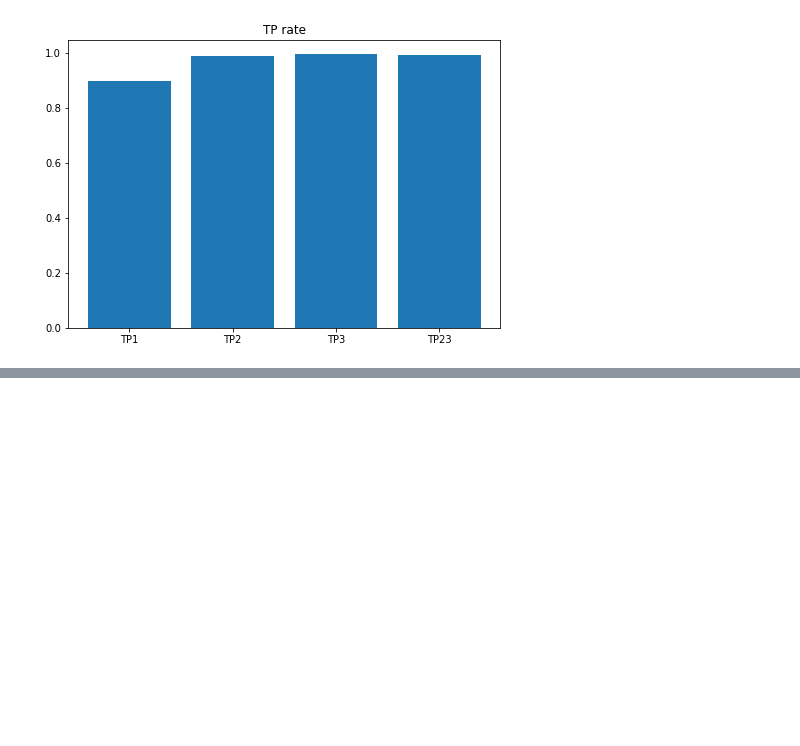
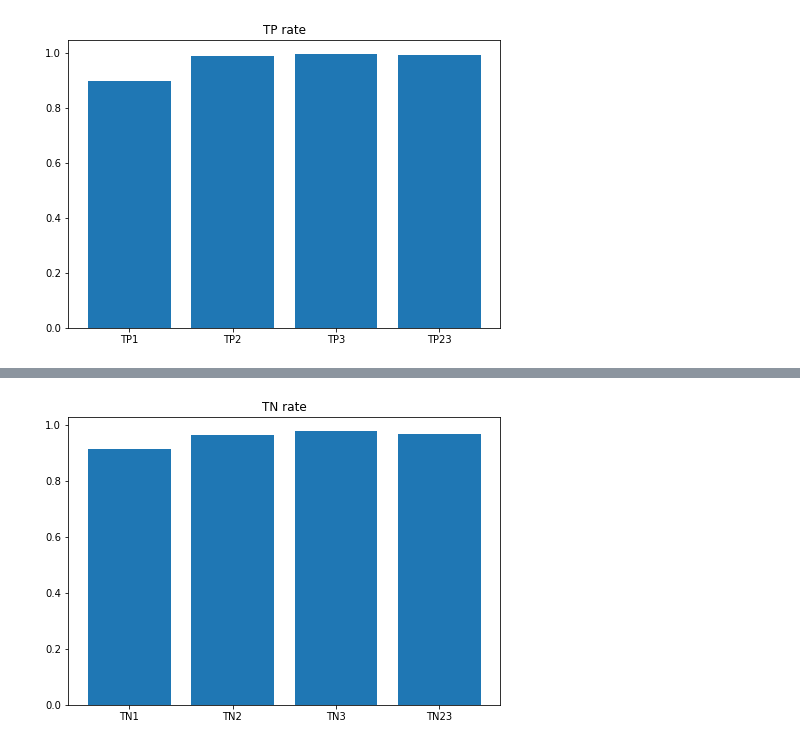
Before and after one commit to carlos-castro-davd/trabajo-6, a Jupyter notebook: develop/model_1.ipynb, the cells around one changed output, grey strips where cells are left out. Saved outputs shown, nothing was run; the diff lists cells and outputs as text; code cells hidden in the pictures; blank space fills up the shorter version.

```diff
--- a/develop/model_1.ipynb
+++ b/develop/model_1.ipynb
@@ -315 +329,16 @@ plt.show()
+# %%
+TN1 = cmtest1[0][0]/(cmtest1[0][1]+cmtest1[0][0])
+TN2 = cmtest2[0][0]/(cmtest2[0][1]+cmtest2[0][0])
+TN3 = cmtest3[0][0]/(cmtest3[0][1]+cmtest3[0][0])
+TN23 = cmtest23[0][0]/(cmtest23[0][1]+cmtest23[0][0])
+# %%
+fig = plt.figure()
+ax = fig.add_axes([0,0,1,1])
+names = ['TN1', 'TN2', 'TN3', 'TN23']
+values = [TN1,TN2,TN3,TN23]
+ax.bar(names,values)
+ax.set_title('TN rate')
+plt.show()
+# %% [output]
+[figure, added]
 # %%
```
Also changed, not shown: parts of 6 cells of this notebook.
